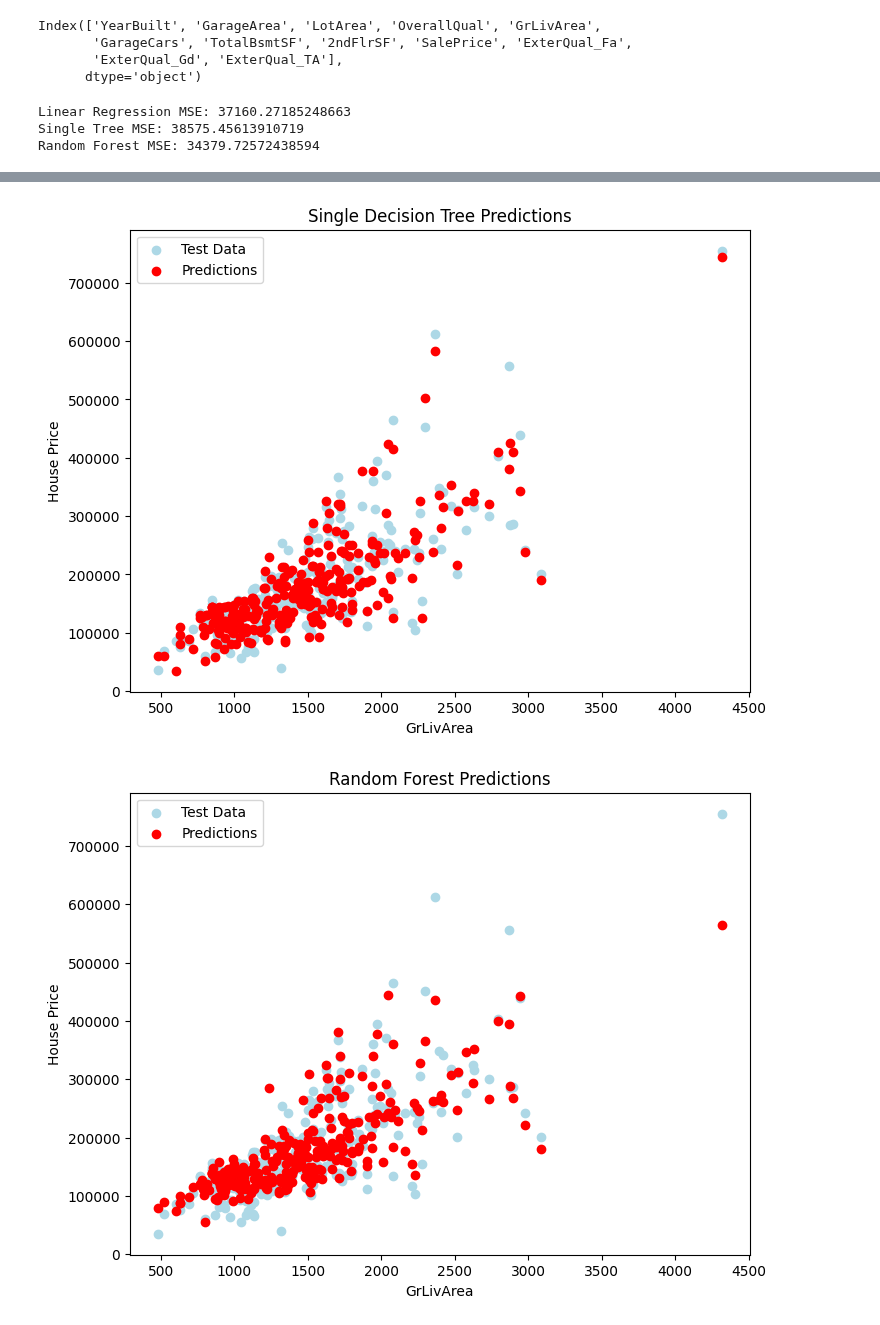
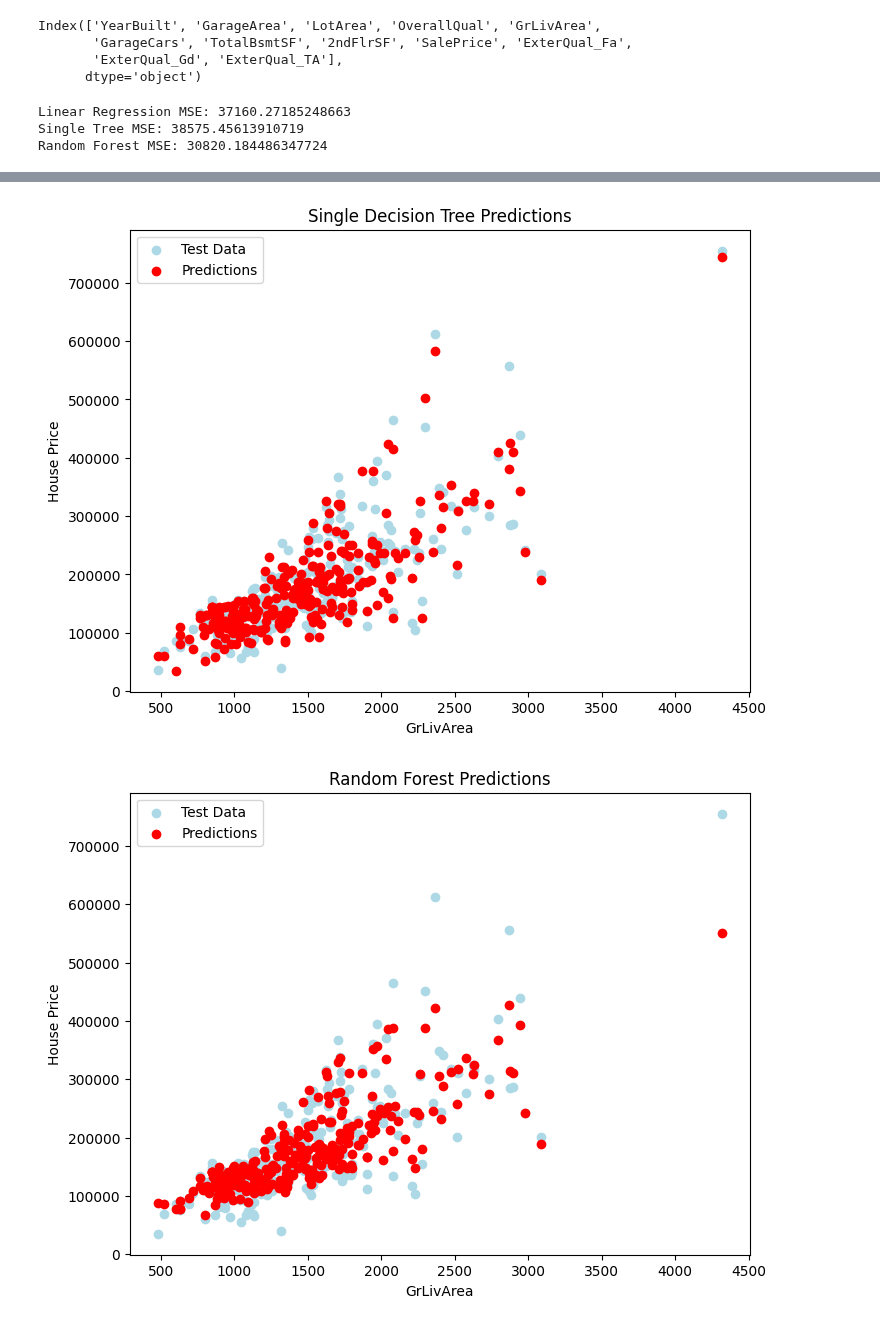
Before and after one commit to zhou1126/Marquette_teaching_finance, a Jupyter notebook: class5_kaggle_house_price_prediction_challenge.ipynb, the cells around one changed output, grey strips where cells are left out. Saved outputs shown, nothing was run; the diff lists cells and outputs as text; code cells hidden in the pictures.

```diff
--- a/class5_kaggle_house_price_prediction_challenge.ipynb
+++ b/class5_kaggle_house_price_prediction_challenge.ipynb
@@ -101,35 +101,36 @@ tree_predictions = tree.predict(X_test)
 tree_rmse = np.sqrt(mean_squared_error(y_test, tree_predictions))
 
 # Train a Random Forest model
-random_forest = RandomForestRegressor(n_estimators=5, max_features='sqrt', random_state=42)
+# random_forest = RandomForestRegressor(n_estimators=5, max_features='sqrt', random_state=42)
+random_forest = RandomForestRegressor(n_estimators=100, max_features='sqrt', min_samples_split=5, min_samples_leaf=2, n_jobs=-1, oob_score=True, random_state=42)
 random_forest.fit(X_train, y_train)
 rf_predictions = random_forest.predict(X_test)
 rf_rmse = np.sqrt(mean_squared_error(y_test, rf_predictions))
 
 # Print MSE results
 print(f"\nLinear Regression MSE: {lr_rmse}")
 print(f"Single Tree MSE: {tree_rmse}")
 print(f"Random Forest MSE: {rf_rmse}")
 
 # Scatter plots for visualization
 def plot_results(model_name, y_pred):
     plt.figure(figsize=(8, 6))
     # plt.scatter(X_train["SalePrice"], y_train, color='blue', label='Train Data')
     plt.scatter(X_test["GrLivArea"], y_test, color='lightblue', label='Test Data')
     plt.scatter(X_test["GrLivArea"], y_pred, color='red', label='Predictions')
     plt.xlabel("GrLivArea")
     plt.ylabel("House Price")
     plt.title(f"{model_name} Predictions")
     plt.legend()
     plt.show()
 
 plot_results("Linear Regression", lr_predictions)
 plot_results("Single Decision Tree", tree_predictions)
 plot_results("Random Forest", rf_predictions)
 # %% [output]
 Linear Regression MSE: 37160.27185248663
 Single Tree MSE: 38575.45613910719
-Random Forest MSE: 34379.72572438594
+Random Forest MSE: 30820.184486347724
 [figure]
 [figure]
-[figure, old version]
+[figure, new version]
```
